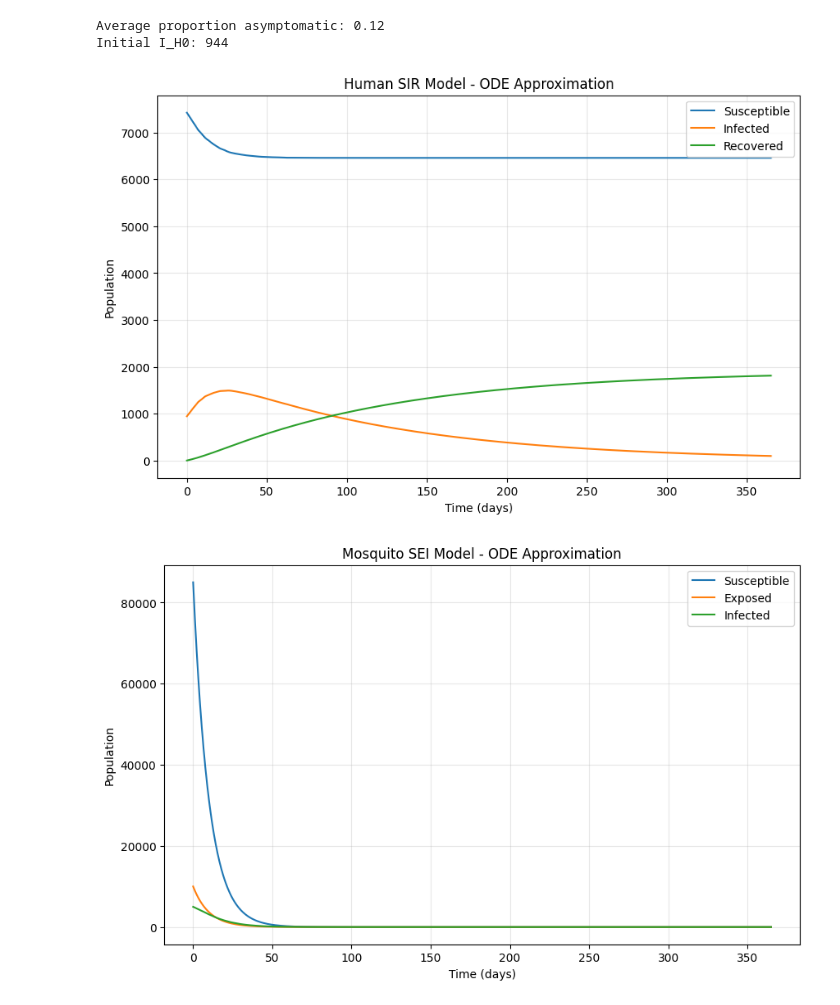
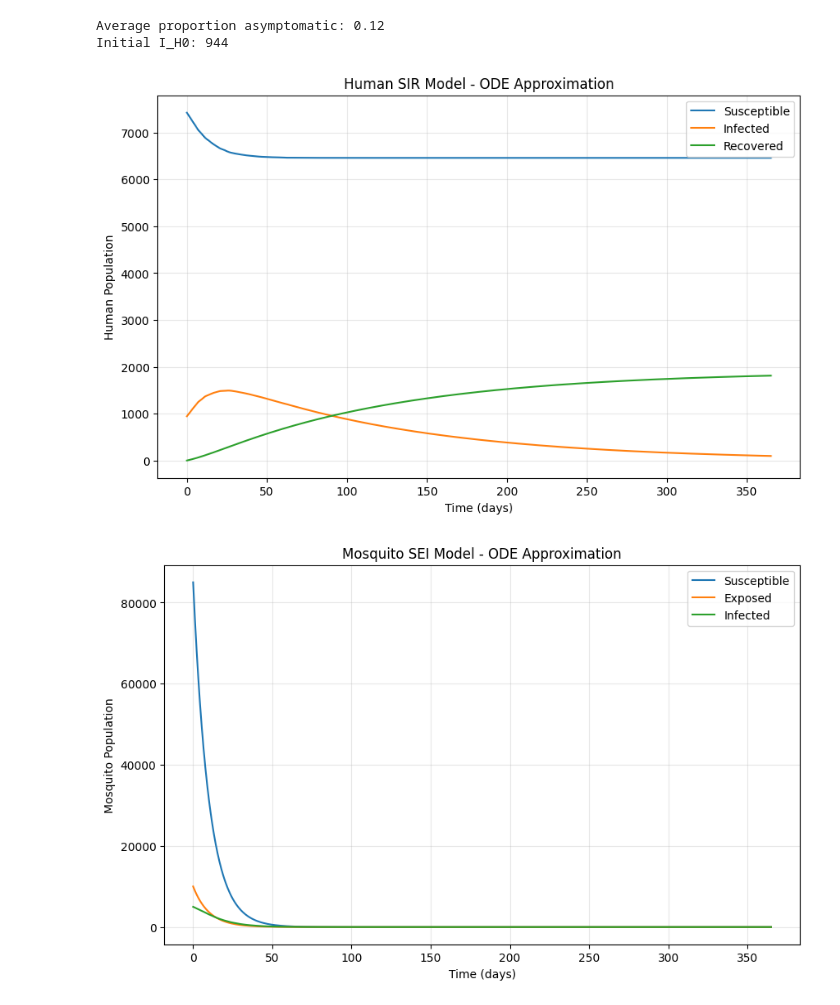
Before and after one commit to RaphaLevy/Study_on_malaria_dynamics_v2, a Jupyter notebook: models/sir_sei/ODE_Approximation_PM_Parameters.ipynb, the cells around one changed output. Drawn from its saved outputs; the diff is of its cells as text; code cells hidden in the pictures.

```diff
--- a/models/sir_sei/ODE_Approximation_PM_Parameters.ipynb
+++ b/models/sir_sei/ODE_Approximation_PM_Parameters.ipynb
@@ -331,26 +331,26 @@ S_H, I_H, R_H, S_M, E_M, I_M = sol.y
 # %%
 plt.figure(figsize=(10, 6))
 plt.plot(times, S_H, label='Susceptible')
 plt.plot(times, I_H, label='Infected')
 plt.plot(times, R_H, label='Recovered')
 
 plt.xlabel('Time (days)')
-plt.ylabel('Population')
+plt.ylabel('Human Population')
 plt.title("Human SIR Model - ODE Approximation")
 # plt.title("Malaria SIR Model with fixed probabilities and Parameters: \n"
 #     rf"$I_{{H0}}={I_H0},\ E_{{M0}}={E_M0},\ "
 #     rf"A={f'{A:.2f}'.rstrip('0').rstrip('.')},\ "
 #     rf"B={f'{B:.2f}'.rstrip('0').rstrip('.')},\ "
 #     rf"C={f'{C:.2f}'.rstrip('0').rstrip('.')},\ "
 #     rf"\gamma=\frac{{1}}{{120}},\ R_L={R_L},\ "
 #     rf"T\text{{'}}={f'{T_prime:.2f}'.rstrip('0').rstrip('.')}$"
 # )
 
 plt.legend()
 plt.grid(True, alpha=0.3)
 plt.show()
 # %% [output]
-[figure, old version]
+[figure, new version]
 # %%
 plt.figure(figsize=(10, 6))
 plt.plot(times, S_M, label='Susceptible')
@@ -358,7 +358,7 @@ plt.plot(times, E_M, label='Exposed')
 plt.plot(times, I_M, label='Infected')
 
 plt.xlabel('Time (days)')
-plt.ylabel('Population')
+plt.ylabel('Mosquito Population')
 plt.title("Mosquito SEI Model - ODE Approximation")
 # plt.title(rf"Malaria SEI Model with fixed probabilities and Parameters: "
 #     rf"$I_{{H0}}={I_H0},\ E_{{M0}}={E_M0},\ "
@@ -373,4 +373,4 @@ plt.legend()
 plt.grid(True, alpha=0.3)
 plt.show()
 # %% [output]
-[figure, old version]
+[figure, new version]
```
